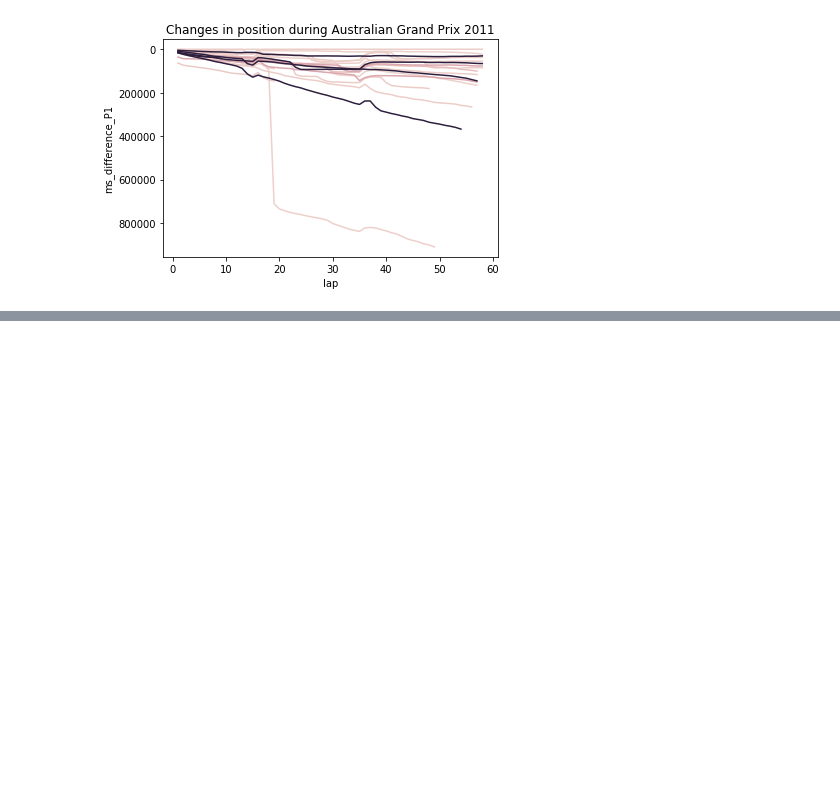
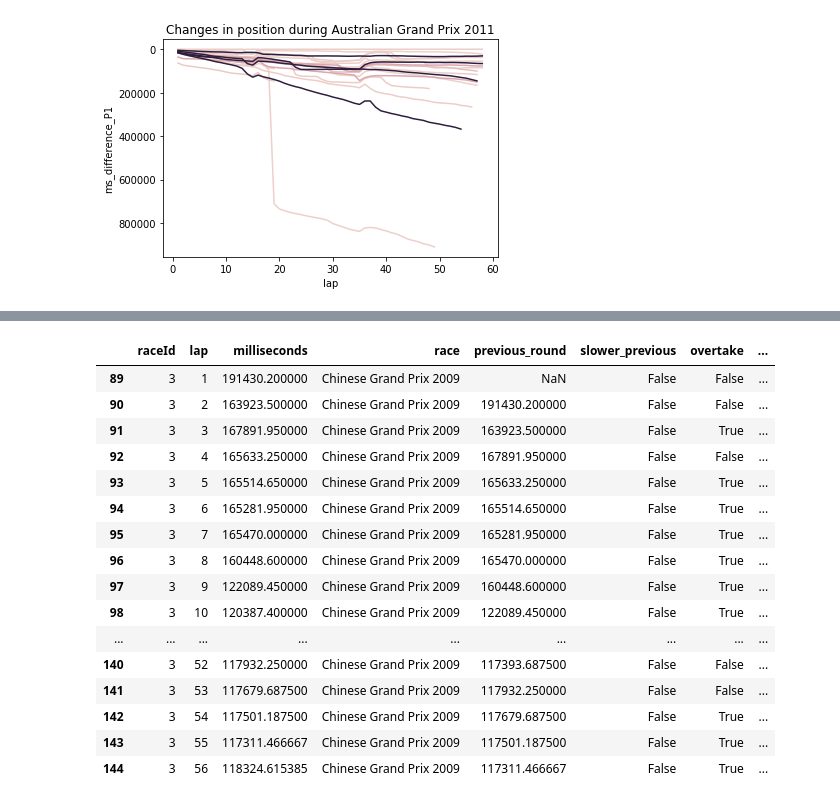
Before and after one commit to yannickaugustijn/F1, a Jupyter notebook: Safety cars.ipynb, the cells around one changed output, grey strips where cells are left out. Cells and saved outputs as stored; diff of their text form; code cells hidden in the pictures; blank space fills up the shorter version.

```diff
--- a/Safety cars.ipynb
+++ b/Safety cars.ipynb
@@ -453,0 +451,25 @@ Now that we now the difference between the drivers we want to know whether the t
+# %%
+# Check whether the time between the first and last driver decreases
+grouped_differences_df = laptime_race_df[['raceId', 'lap','ms_difference_P1',]]\
+                                         .groupby(['raceId', 'lap'])\
+                                         .agg(
+                                                ms_difference_sum = ('ms_difference_P1', 'sum')
+                                              , ms_difference_max = ('ms_difference_P1', 'max')
+                                             )\
+                                         .reset_index()
+
+
+grouped_differences_df['previous_round_sum'] = grouped_differences_df.groupby('raceId')['ms_difference_sum'].shift()
+grouped_differences_df['previous_round_max'] = grouped_differences_df.groupby('raceId')['ms_difference_max'].shift()
+
+
+grouped_differences_df['smaller_previous_sum'] = np.where(grouped_differences_df['ms_difference_sum']
+                                                        < grouped_differences_df['previous_round_sum']
+                                                       , True
+                                                       , False)
+grouped_differences_df['smaller_previous_max'] = np.where(grouped_differences_df['ms_difference_max']
+                                                        < grouped_differences_df['previous_round_max']
+                                                       , True
+                                                       , False)
+
+grouped_differences_df.head(100)
@@ -453,0 +523,27 @@ Now that we now the difference between the drivers we want to know whether the t
+# %%
+avg_laptimes_race_df['safetycar_in_lap'] = np.where(
+    (avg_laptimes_race_df['slower_previous'] == True)
+#     & (avg_laptimes_race_df['overtake'] == False)
+    & (avg_laptimes_race_df['smaller_previous_sum'] == True)
+    & (avg_laptimes_race_df['smaller_previous_max'] == True)
+                                                       , True
+                                                       , False)
+avg_laptimes_race_df[avg_laptimes_race_df['raceId'] == 3]
+# %% [output]
+|  | raceId | lap | milliseconds | race | previous_round | slower_previous | overtake | ... |
+| 89 | 3 | 1 | 191430.200000 | Chinese Grand Prix 2009 | NaN | False | False | ... |
+| 90 | 3 | 2 | 163923.500000 | Chinese Grand Prix 2009 | 191430.200000 | False | False | ... |
+| 91 | 3 | 3 | 167891.950000 | Chinese Grand Prix 2009 | 163923.500000 | False | True | ... |
+| 92 | 3 | 4 | 165633.250000 | Chinese Grand Prix 2009 | 167891.950000 | False | False | ... |
+| 93 | 3 | 5 | 165514.650000 | Chinese Grand Prix 2009 | 165633.250000 | False | True | ... |
+| 94 | 3 | 6 | 165281.950000 | Chinese Grand Prix 2009 | 165514.650000 | False | True | ... |
+| 95 | 3 | 7 | 165470.000000 | Chinese Grand Prix 2009 | 165281.950000 | False | True | ... |
+| 96 | 3 | 8 | 160448.600000 | Chinese Grand Prix 2009 | 165470.000000 | False | True | ... |
+| 97 | 3 | 9 | 122089.450000 | Chinese Grand Prix 2009 | 160448.600000 | False | True | ... |
+| 98 | 3 | 10 | 120387.400000 | Chinese Grand Prix 2009 | 122089.450000 | False | True | ... |
+| ... | ... | ... | ... | ... | ... | ... | ... | ... |
+| 140 | 3 | 52 | 117932.250000 | Chinese Grand Prix 2009 | 117393.687500 | False | False | ... |
+| 141 | 3 | 53 | 117679.687500 | Chinese Grand Prix 2009 | 117932.250000 | False | False | ... |
+| 142 | 3 | 54 | 117501.187500 | Chinese Grand Prix 2009 | 117679.687500 | False | True | ... |
+| 143 | 3 | 55 | 117311.466667 | Chinese Grand Prix 2009 | 117501.187500 | False | True | ... |
+| 144 | 3 | 56 | 118324.615385 | Chinese Grand Prix 2009 | 117311.466667 | False | True | ... |
```
Also changed, not shown: parts of 12 cells of this notebook.
